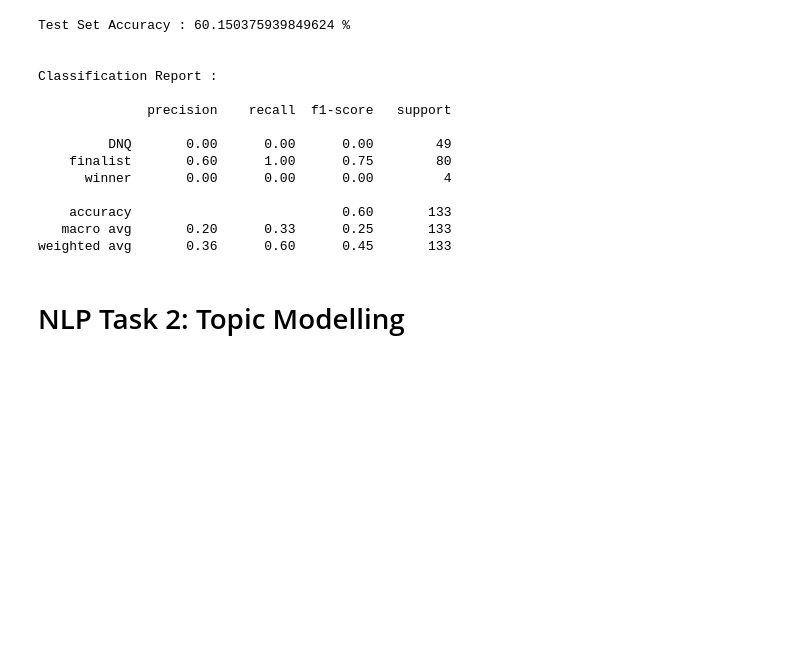
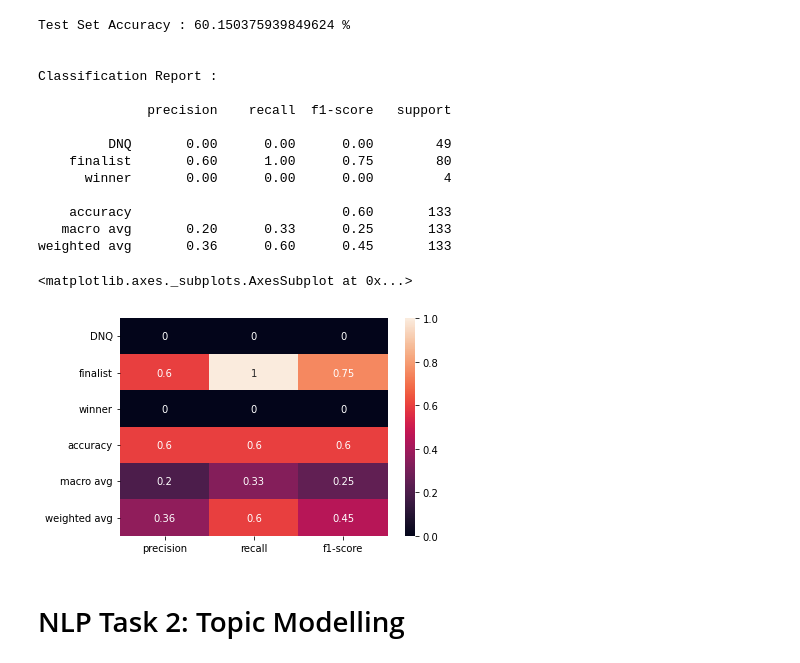
Before and after one commit to georgina-szabo/Eurovision, a Jupyter notebook: A3_NLP_Tasks_Georgina_Szabo.ipynb, the cells around one changed output. Saved outputs shown, nothing was run; the diff lists cells and outputs as text; code cells hidden in the pictures; blank space fills up the shorter version.

```diff
--- a/A3_NLP_Tasks_Georgina_Szabo.ipynb
+++ b/A3_NLP_Tasks_Georgina_Szabo.ipynb
@@ -127,6 +128,17 @@ Classification Report :
     accuracy                           0.60       133
    macro avg       0.20      0.33      0.25       133
 weighted avg       0.36      0.60      0.45       133
+# %%
+# visualise classification report as a heat map
+clf_report = classification_report(y_test,
+                                   y_pred,
+
+                                   output_dict=True) # output classification report to dictionary
+
+sns.heatmap(pd.DataFrame(clf_report).iloc[:-1, :].T, annot=True)
+# %% [output]
+<matplotlib.axes._subplots.AxesSubplot at 0x...>
+[figure, added]
 # %% [markdown]
 # NLP Task 2: Topic Modelling
 # %%
```
Also changed, not shown: parts of 2 cells of this notebook.
